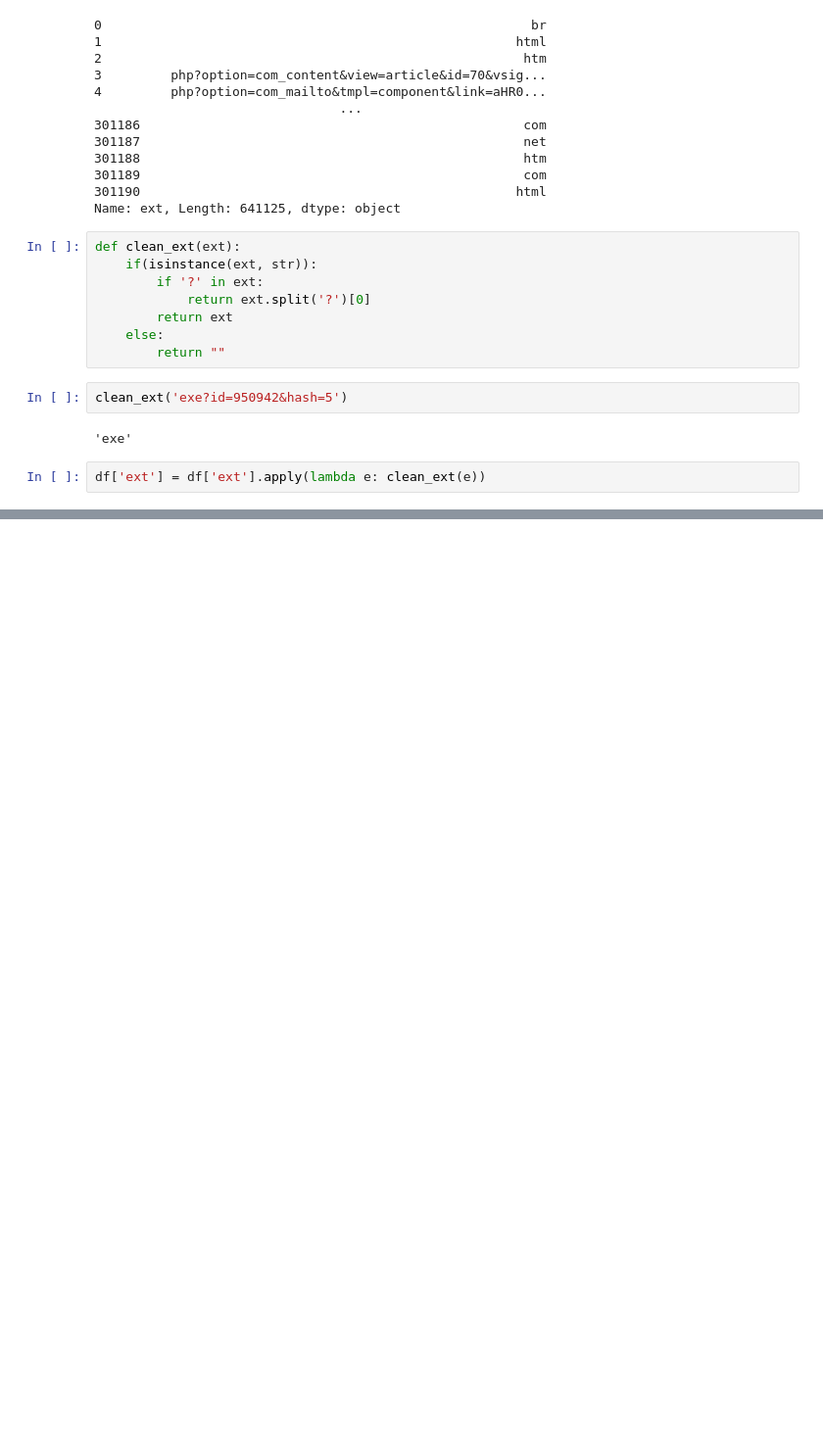
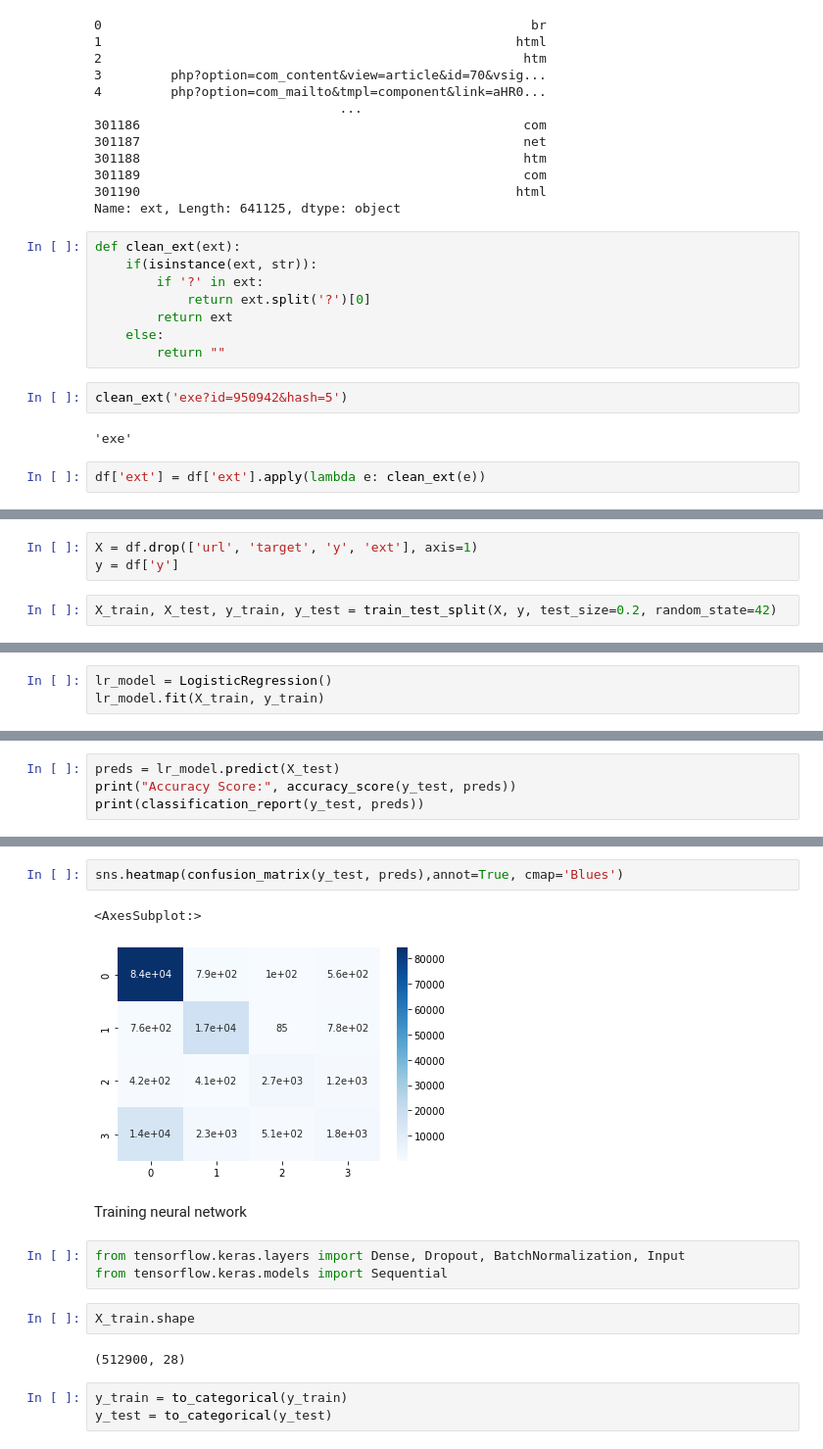
Before and after one commit to Nihal-Srivastava05/AI-Based-Firewall, a Jupyter notebook: Notebooks/URL Classification.ipynb, the cells around one changed output, grey strips where cells are left out. Shown at 98% size. Drawn from its saved outputs; the diff is of its cells as text; blank space fills up the shorter version.

Commit message:
Word Embeddings Model for URL Classification

```diff
--- a/Notebooks/URL Classification.ipynb
+++ b/Notebooks/URL Classification.ipynb
@@ -598,0 +557,5 @@ data[100]
+# %%
+X = df.drop(['url', 'target', 'y', 'ext'], axis=1)
+y = df['y']
+# %%
+X_train, X_test, y_train, y_test = train_test_split(X, y, test_size=0.2, random_state=42)
@@ -598,0 +570,3 @@ data[100]
+# %%
+lr_model = LogisticRegression()
+lr_model.fit(X_train, y_train)
@@ -598,0 +582,4 @@ data[100]
+# %%
+preds = lr_model.predict(X_test)
+print("Accuracy Score:", accuracy_score(y_test, preds))
+print(classification_report(y_test, preds))
@@ -598,0 +598,17 @@ data[100]
+# %%
+sns.heatmap(confusion_matrix(y_test, preds),annot=True, cmap='Blues')
+# %% [output]
+<AxesSubplot:>
+[figure, added]
+# %% [markdown]
+Training neural network
+# %%
+from tensorflow.keras.layers import Dense, Dropout, BatchNormalization, Input
+from tensorflow.keras.models import Sequential
+# %%
+X_train.shape
+# %% [output]
+(512900, 28)
+# %%
+y_train = to_categorical(y_train)
+y_test = to_categorical(y_test)
```
Also changed, not shown: parts of 67 cells of this notebook, 1 other file.
